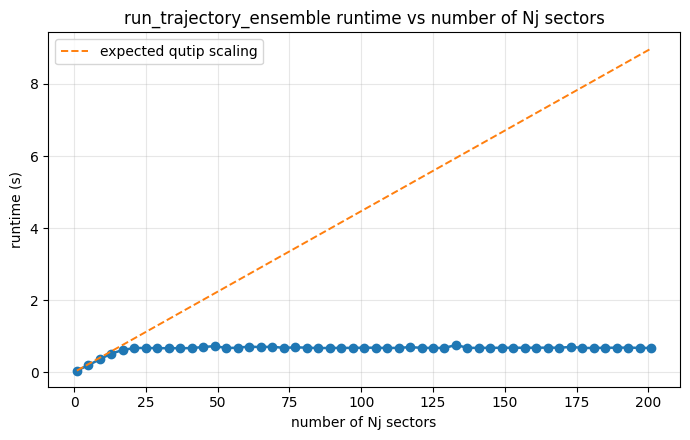
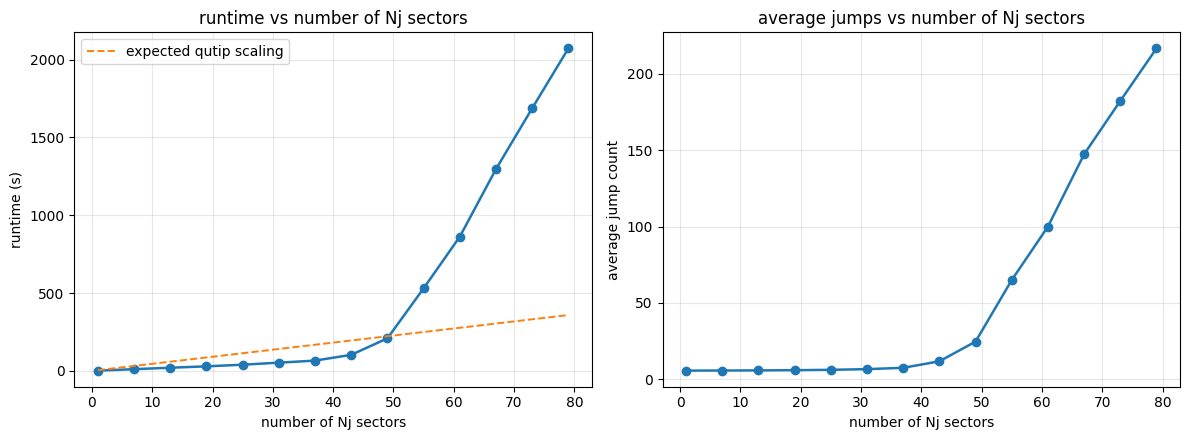
Unified diff of the notebook cell whose output changed from the first chart to the second:
--- before
+++ after
@@ -1,3 +1,3 @@
-def run_ensamble_half_width_time_scaling(max_half_width, shifted_jump_operator=False):
+def run_ensamble_half_width_time_scaling(NN, ntraj, max_half_width, shifted_jump_operator=False):
     import time
     import matplotlib.pyplot as plt
@@ -6,15 +6,36 @@
     from quantum_trajectories.state_helpers import centered_sector_initial_coeffs
     from quantum_trajectories.ensamble_sim import run_trajectory_ensemble
+    from quantum_trajectories_qutip.sim import simulate_fixed_nj_mc_trajectory
 
-    half_width_values = list(range(0, max_half_width + 1, 2))
-    num_nj_sectors = [2 * half_width + 1 for half_width in half_width_values]
+    half_width_values = list(range(0, max_half_width + 1, 3))
+    num_nj_sectors = []
     half_width_runtimes = []
+    avg_jump_counts = []
+    seen_num_nj_sectors = set()
+
+    t0 = time.perf_counter()
+    _ = simulate_fixed_nj_mc_trajectory(
+        N=NN,
+        gamma=gamma,
+        phases=phases,
+        num_points=600,
+        ntraj=ntraj,
+        seed=seed,
+        shifted_jump_operator=shifted_jump_operator,
+        keep_runs_results=False,
+    )
+    baseline_runtime = time.perf_counter() - t0
 
     for half_width in tqdm(half_width_values, desc="half_width sweep"):
-        sector_coeffs = centered_sector_initial_coeffs(N, half_width=half_width)
+        sector_coeffs = centered_sector_initial_coeffs(NN, half_width=half_width)
+        actual_num_nj_sectors = len(sector_coeffs)
+
+        if actual_num_nj_sectors in seen_num_nj_sectors:
+            continue
+        seen_num_nj_sectors.add(actual_num_nj_sectors)
 
         t0 = time.perf_counter()
-        _ = run_trajectory_ensemble(
-            N=N,
+        ensemble = run_trajectory_ensemble(
+            N=NN,
             gamma=gamma,
             phases=phases,
@@ -23,28 +44,38 @@
             save_every=save_every,
             seed=seed,
-            ntraj=10,
+            ntraj=ntraj,
             shifted_jump_operator=shifted_jump_operator,
         )
         runtime = time.perf_counter() - t0
+        avg_jump_count = np.mean([traj.jump_count for traj in ensemble.trajectories])
+
+        num_nj_sectors.append(actual_num_nj_sectors)
         half_width_runtimes.append(runtime)
-        # print(f"half_width={half_width}: {runtime:.3f} s")
+        avg_jump_counts.append(avg_jump_count)
 
     output_dir = Path("output")
     output_dir.mkdir(exist_ok=True)
 
-    fig, ax = plt.subplots(figsize=(7, 4.5))
-    ax.plot(num_nj_sectors, half_width_runtimes, marker="o", linewidth=1.8)
-    baseline_runtime = half_width_runtimes[0]
+    fig, axes = plt.subplots(1, 2, figsize=(12, 4.5))
+
+    axes[0].plot(num_nj_sectors, half_width_runtimes, marker="o", linewidth=1.8)
     reference_curve = [baseline_runtime * x for x in num_nj_sectors]
-    ax.plot(num_nj_sectors, reference_curve, "--", linewidth=1.4, label="expected qutip scaling")
-    ax.set_xlabel("number of Nj sectors")
-    ax.set_ylabel("runtime (s)")
-    ax.set_title("run_trajectory_ensemble runtime vs number of Nj sectors")
-    ax.grid(alpha=0.3)
-    ax.legend()
+    axes[0].plot(num_nj_sectors, reference_curve, "--", linewidth=1.4, label="expected qutip scaling")
+    axes[0].set_xlabel("number of Nj sectors")
+    axes[0].set_ylabel("runtime (s)")
+    axes[0].set_title("runtime vs number of Nj sectors")
+    axes[0].grid(alpha=0.3)
+    axes[0].legend()
+
+    axes[1].plot(num_nj_sectors, avg_jump_counts, marker="o", linewidth=1.8)
+    axes[1].set_xlabel("number of Nj sectors")
+    axes[1].set_ylabel("average jump count")
+    axes[1].set_title("average jumps vs number of Nj sectors")
+    axes[1].grid(alpha=0.3)
+
     fig.tight_layout()
     fig.savefig(output_dir / "qt_ensamble_half_width_time_scaling.png", dpi=200, bbox_inches="tight")
 
-    # half_width_runtimes
+    # half_width_runtimes, avg_jump_counts
 
-run_ensamble_half_width_time_scaling(max_half_width=100, shifted_jump_operator=True)
+run_ensamble_half_width_time_scaling(NN=80, ntraj=100, max_half_width=N//2-1, shifted_jump_operator=True)

Commit: fixup!